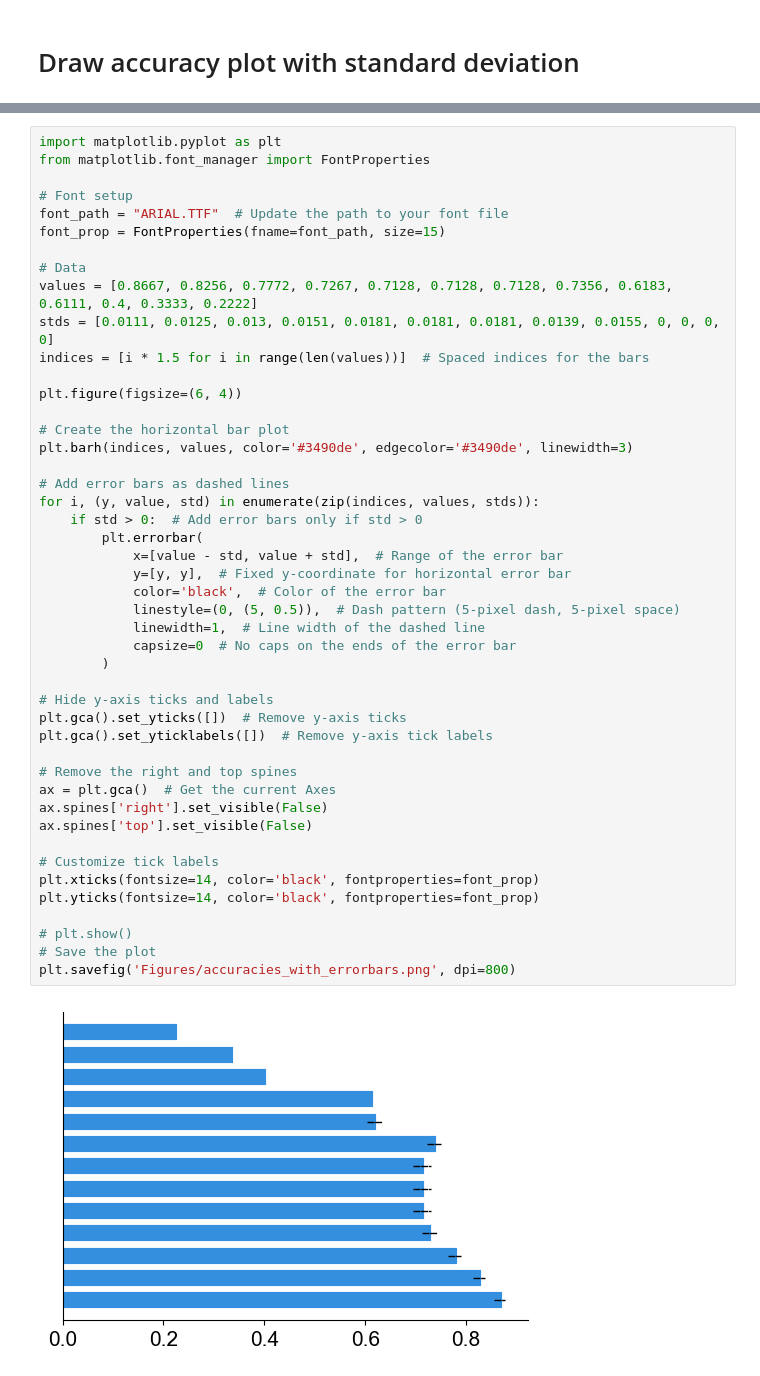
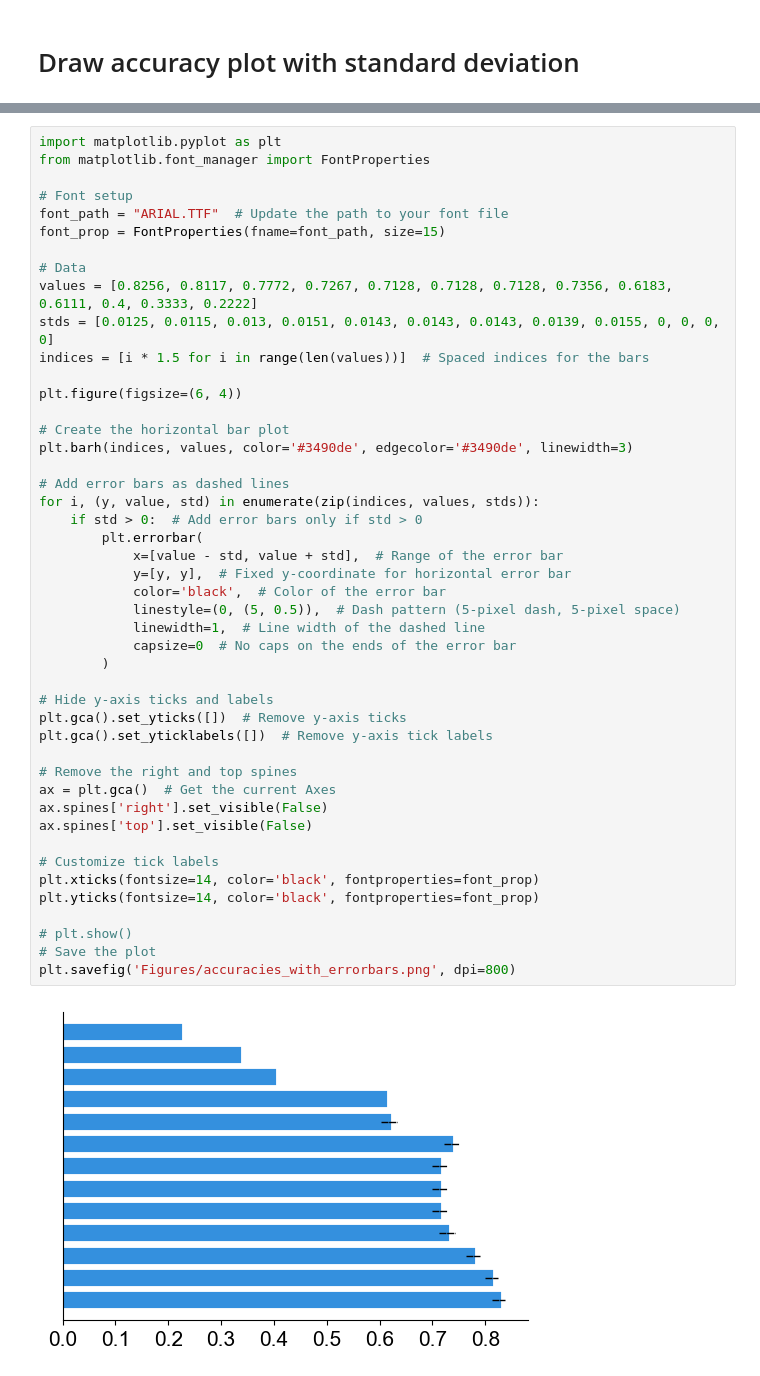
Before and after one commit to Wang-Group/Reasoning-Language-Model-as-Rule-Finder, a Jupyter notebook: results/drawing/Accuracies_figure.ipynb, the cells around one changed output, grey strips where cells are left out. Saved outputs shown, nothing was run; the diff lists cells and outputs as text.

```diff
--- a/results/drawing/Accuracies_figure.ipynb
+++ b/results/drawing/Accuracies_figure.ipynb
@@ -9,8 +12,8 @@ font_path = "ARIAL.TTF"  # Update the path to your font file
 font_prop = FontProperties(fname=font_path, size=15)
 
 # Data
-values = [0.8667, 0.8256, 0.7772, 0.7267, 0.7128, 0.7128, 0.7128, 0.7356, 0.6183, 0.6111, 0.4, 0.3333, 0.2222]
-stds = [0.0111, 0.0125, 0.013, 0.0151, 0.0181, 0.0181, 0.0181, 0.0139, 0.0155, 0, 0, 0, 0]
+values = [0.8256, 0.8117, 0.7772, 0.7267, 0.7128, 0.7128, 0.7128, 0.7356, 0.6183, 0.6111, 0.4, 0.3333, 0.2222]
+stds = [0.0125, 0.0115, 0.013, 0.0151, 0.0143, 0.0143, 0.0143, 0.0139, 0.0155, 0, 0, 0, 0]
 indices = [i * 1.5 for i in range(len(values))]  # Spaced indices for the bars
 
 plt.figure(figsize=(6, 4))
@@ -20,31 +23,31 @@ plt.barh(indices, values, color='#3490de', edgecolor='#3490de', linewidth=3)
 
 # Add error bars as dashed lines
 for i, (y, value, std) in enumerate(zip(indices, values, stds)):
     if std > 0:  # Add error bars only if std > 0
         plt.errorbar(
             x=[value - std, value + std],  # Range of the error bar
             y=[y, y],  # Fixed y-coordinate for horizontal error bar
             color='black',  # Color of the error bar
             linestyle=(0, (5, 0.5)),  # Dash pattern (5-pixel dash, 5-pixel space)
             linewidth=1,  # Line width of the dashed line
             capsize=0  # No caps on the ends of the error bar
         )
 
 # Hide y-axis ticks and labels
 plt.gca().set_yticks([])  # Remove y-axis ticks
 plt.gca().set_yticklabels([])  # Remove y-axis tick labels
 
 # Remove the right and top spines
 ax = plt.gca()  # Get the current Axes
 ax.spines['right'].set_visible(False)
 ax.spines['top'].set_visible(False)
 
 # Customize tick labels
 plt.xticks(fontsize=14, color='black', fontproperties=font_prop)
 plt.yticks(fontsize=14, color='black', fontproperties=font_prop)
 
 # plt.show()
 # Save the plot
 plt.savefig('Figures/accuracies_with_errorbars.png', dpi=800)
 # %% [output]
-[figure, old version]
+[figure, new version]
```
Also changed, not shown: parts of 1 cell of this notebook, 22 other files.
